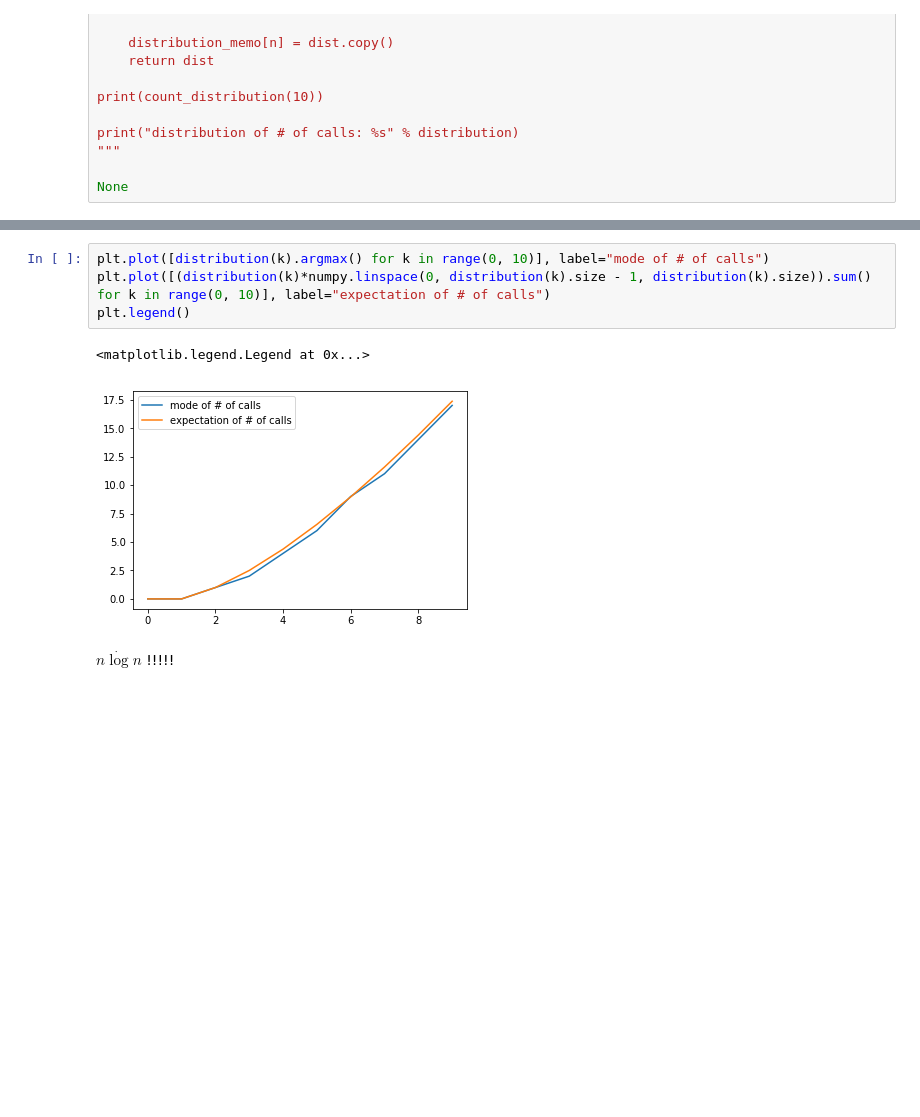
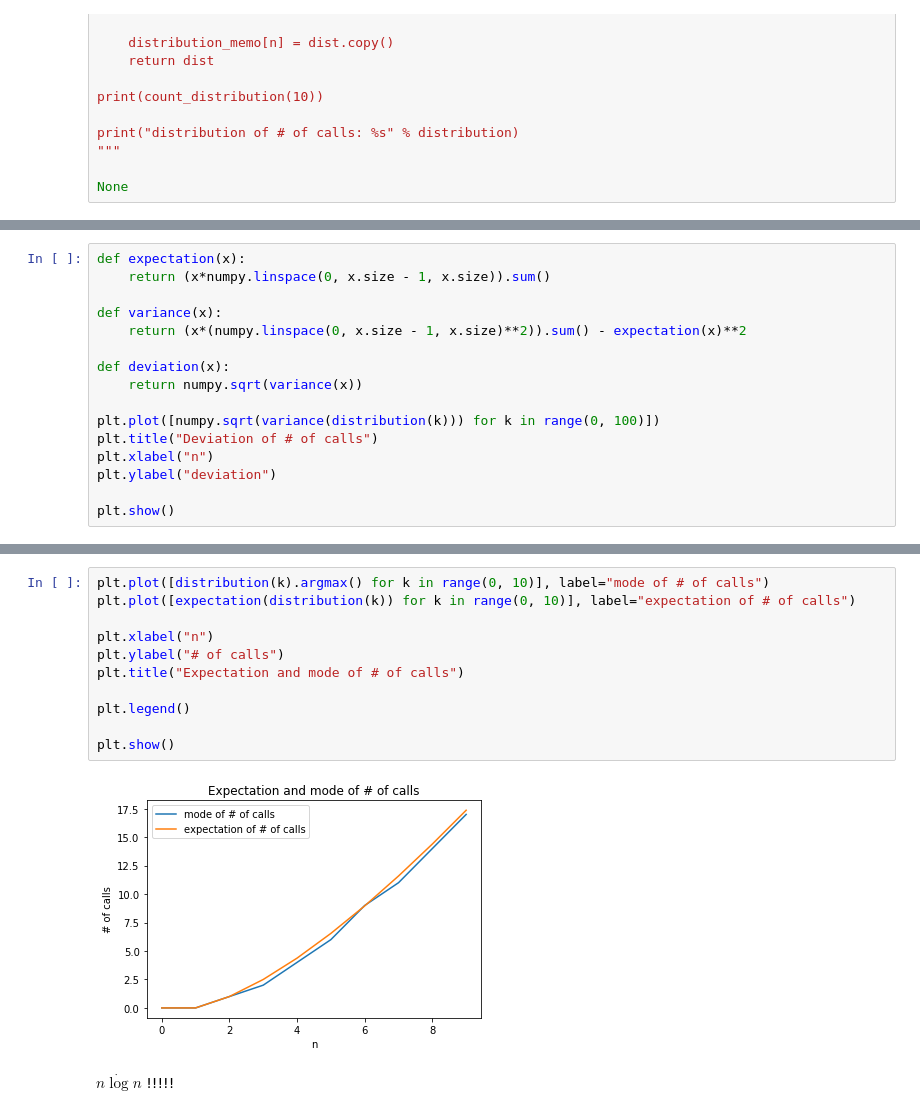
Before and after one commit to aidatorajiro/ipynb-docs, a Jupyter notebook: sorting/Untitled.ipynb, the cells around one changed output, grey strips where cells are left out. Saved outputs shown, nothing was run; the diff lists cells and outputs as text; blank space fills up the shorter version.

```diff
--- a/sorting/Untitled.ipynb
+++ b/sorting/Untitled.ipynb
@@ -214,0 +253,16 @@ plt.plot(distribution(100))
+# %%
+def expectation(x):
+    return (x*numpy.linspace(0, x.size - 1, x.size)).sum()
+
+def variance(x):
+    return (x*(numpy.linspace(0, x.size - 1, x.size)**2)).sum() - expectation(x)**2
+
+def deviation(x):
+    return numpy.sqrt(variance(x))
+
+plt.plot([numpy.sqrt(variance(distribution(k))) for k in range(0, 100)])
+plt.title("Deviation of # of calls")
+plt.xlabel("n")
+plt.ylabel("deviation")
+
+plt.show()
@@ -215,10 +277,16 @@ plt.plot(distribution(100))
 # %%
 plt.plot([distribution(k).argmax() for k in range(0, 10)], label="mode of # of calls")
-plt.plot([(distribution(k)*numpy.linspace(0, distribution(k).size - 1, distribution(k).size)).sum() for k in range(0, 10)], label="expectation of # of calls")
+plt.plot([expectation(distribution(k)) for k in range(0, 10)], label="expectation of # of calls")
+
+plt.xlabel("n")
+plt.ylabel("# of calls")
+plt.title("Expectation and mode of # of calls")
+
 plt.legend()
+
+plt.show()
 # %% [output]
-<matplotlib.legend.Legend at 0x...>
-[figure, old version]
+[figure, new version]
 # %% [markdown]
 $n\dot\log n$ !!!!!
 # %% [markdown]
```
Also changed, not shown: parts of 15 cells of this notebook.
